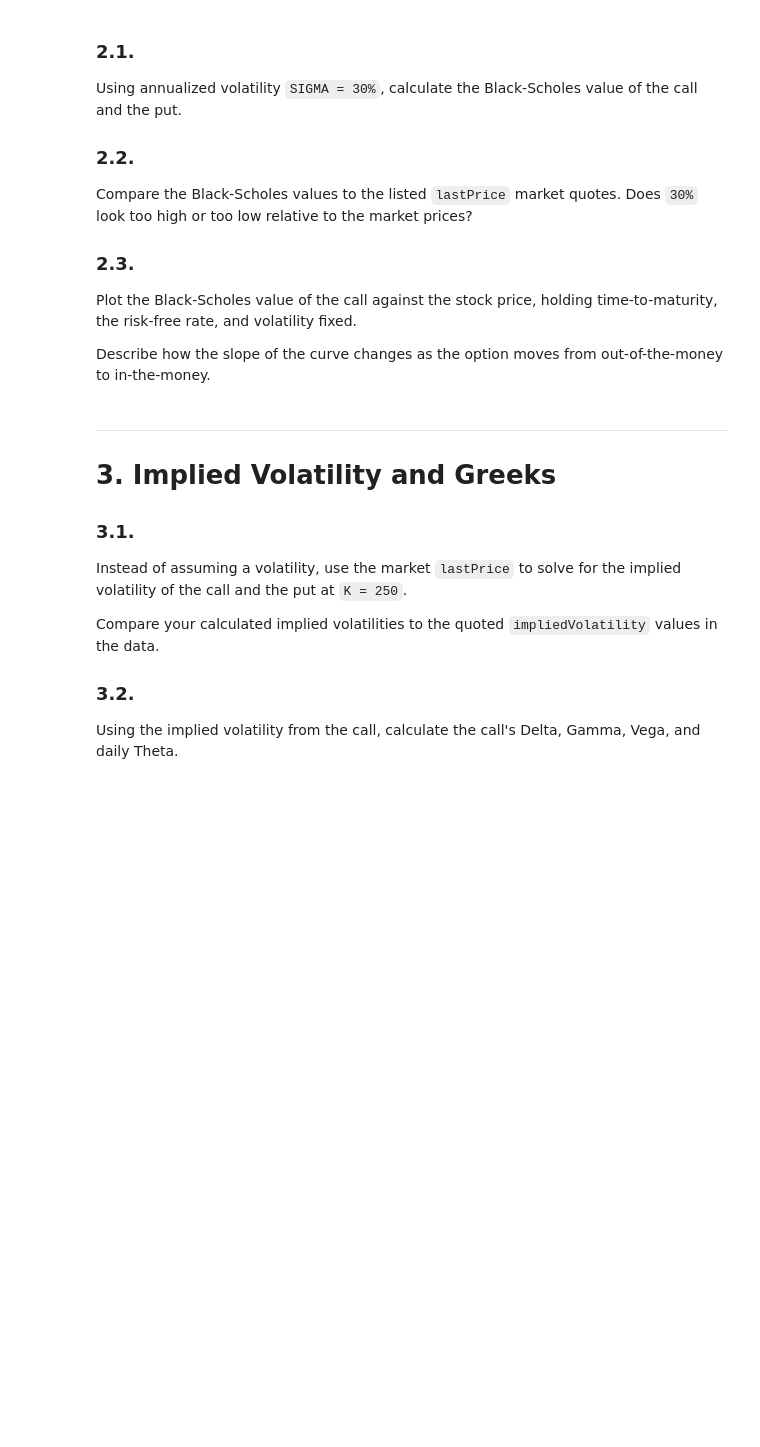
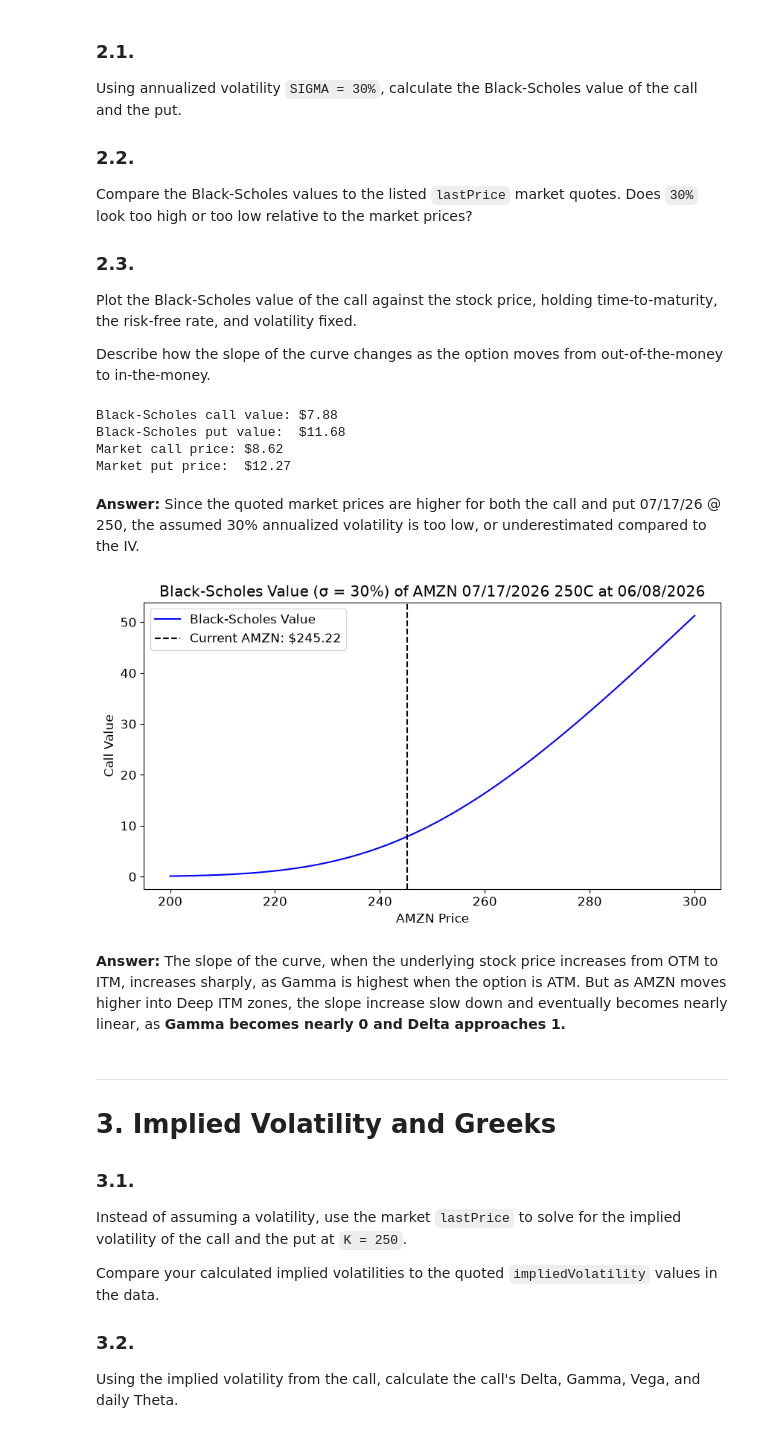
Before and after one commit to samLeung24/Quant-Part-II, a Jupyter notebook: Black-Scholes_Pricing.ipynb, the cells around one changed output. Drawn from its saved outputs; the diff is of its cells as text; code cells hidden in the pictures; blank space fills up the shorter version.

```diff
--- a/Black-Scholes_Pricing.ipynb
+++ b/Black-Scholes_Pricing.ipynb
@@ -94,6 +122,60 @@ Compare the Black-Scholes values to the listed `lastPrice` market quotes. Does `
 Plot the Black-Scholes value of the call against the stock price, holding time-to-maturity, the risk-free rate, and volatility fixed.
 
 Describe how the slope of the curve changes as the option moves from out-of-the-money to in-the-money.
+# %%
+#2.1 compute call and put prices using Black-Scholes formula
+
+# Create custom functions for now
+from scipy.stats import norm
+
+def black_scholes_call(S, K, T, r, sigma):
+    d1 = (np.log(S / K) + (r + sigma**2 / 2) * T) / (sigma * np.sqrt(T))
+    d2 = d1 - sigma * np.sqrt(T)
+
+    return S * norm.cdf(d1) - K * np.exp(-r * T) * norm.cdf(d2)
+
+
+def black_scholes_put(S, K, T, r, sigma):
+    d1 = (np.log(S / K) + (r + sigma**2 / 2) * T) / (sigma * np.sqrt(T))
+    d2 = d1 - sigma * np.sqrt(T)
+
+    return K * np.exp(-r * T) * norm.cdf(-d2) - S * norm.cdf(-d1)
+
+K = 250
+SIGMA = 0.30
+
+call = black_scholes_call(S, K, tau, rf, SIGMA)
+put = black_scholes_put(S, K, tau, rf, SIGMA)
+
+print(f"Black-Scholes call value: ${call:.2f}")
+print(f"Black-Scholes put value:  ${put:.2f}")
+
+#2.2 compare to market prices
+print(f"Market call price: ${calls[calls['strike'] == K]['lastPrice'].values[0]:.2f}")
+print(f"Market put price:  ${puts[puts['strike'] == K]['lastPrice'].values[0]:.2f}")
+# %% [output]
+Black-Scholes call value: $7.88
+Black-Scholes put value:  $11.68
+Market call price: $8.62
+Market put price:  $12.27
+# %% [markdown]
+**Answer:** Since the quoted market prices are higher for both the call and put 07/17/26 @ 250, the assumed 30% annualized volatility is too low, or underestimated compared to the IV.
+# %%
+#2.3 Plot the Black-Scholes value of the call against the stock price, holding time-to-maturity, the risk-free rate, and volatility fixed.
+plt.figure(figsize=(10, 5))
+S_range = np.linspace(200, 300, 100)
+call_prices = [black_scholes_call(S, K, tau, rf, SIGMA) for S in S_range]
+plt.plot(S_range, call_prices, label='Black-Scholes Value', color='blue')
+plt.axvline(x=S, color='black', linestyle='--', label=f'Current AMZN: ${S:.2f}')
+plt.xlabel('AMZN Price')
+plt.ylabel('Call Value')
+plt.title('Black-Scholes Value (σ = 30%) of AMZN 07/17/2026 250C at 06/08/2026')
+plt.legend()
+plt.show()
+# %% [output]
+[figure, added]
+# %% [markdown]
+**Answer:** The slope of the curve, when the underlying stock price increases from OTM to ITM, increases sharply, as Gamma is highest when the option is ATM. But as AMZN moves higher into Deep ITM zones, the slope increase slow down and eventually becomes nearly linear, as **Gamma becomes nearly 0 and Delta approaches 1.**
 # %% [markdown]
 ***
 
```
Also changed, not shown: parts of 4 cells of this notebook.
